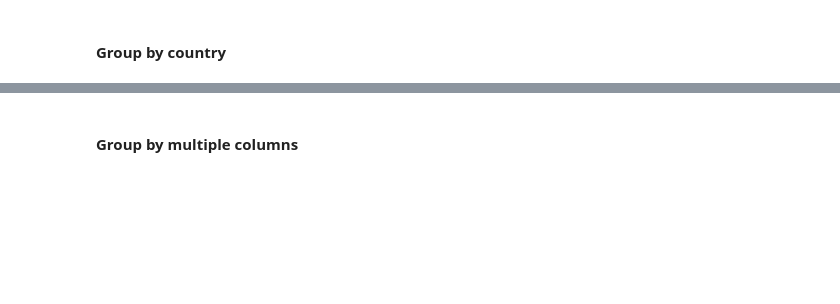
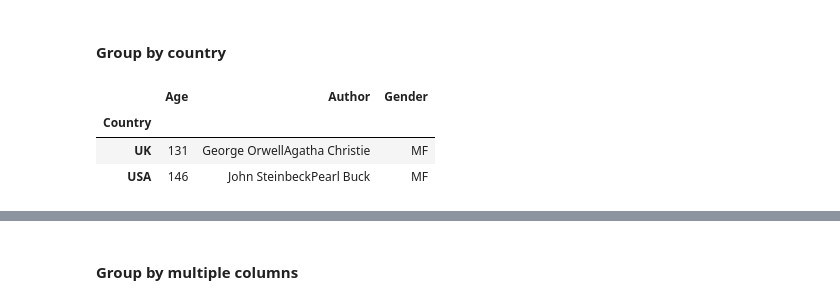
Before and after one commit to ambuilding/Python, a Jupyter notebook: columbiaAnalytics/dataAV/Data_visualization.ipynb, the cells around one changed output, grey strips where cells are left out. Cells and saved outputs as stored; diff of their text form; code cells hidden in the pictures; blank space fills up the shorter version.

```diff
--- a/columbiaAnalytics/dataAV/Data_visualization.ipynb
+++ b/columbiaAnalytics/dataAV/Data_visualization.ipynb
@@ -133,9 +162,14 @@ writers
 # %%
 grouped = writers.groupby('Country')
 grouped.first()
-#grouped.last()
-#grouped.sum()
-#grouped.mean()
-#grouped.apply(sum)
+grouped.last()
+grouped.sum()
+grouped.mean()
+grouped.apply(sum)
+# %% [output]
+|  | Age | Author | Gender |
+| Country |  |  |  |
+| UK | 131 | George OrwellAgatha Christie | MF |
+| USA | 146 | John SteinbeckPearl Buck | MF |
 # %%
 grouped.groups
```
Also changed, not shown: parts of 36 cells of this notebook, 8 other files.
